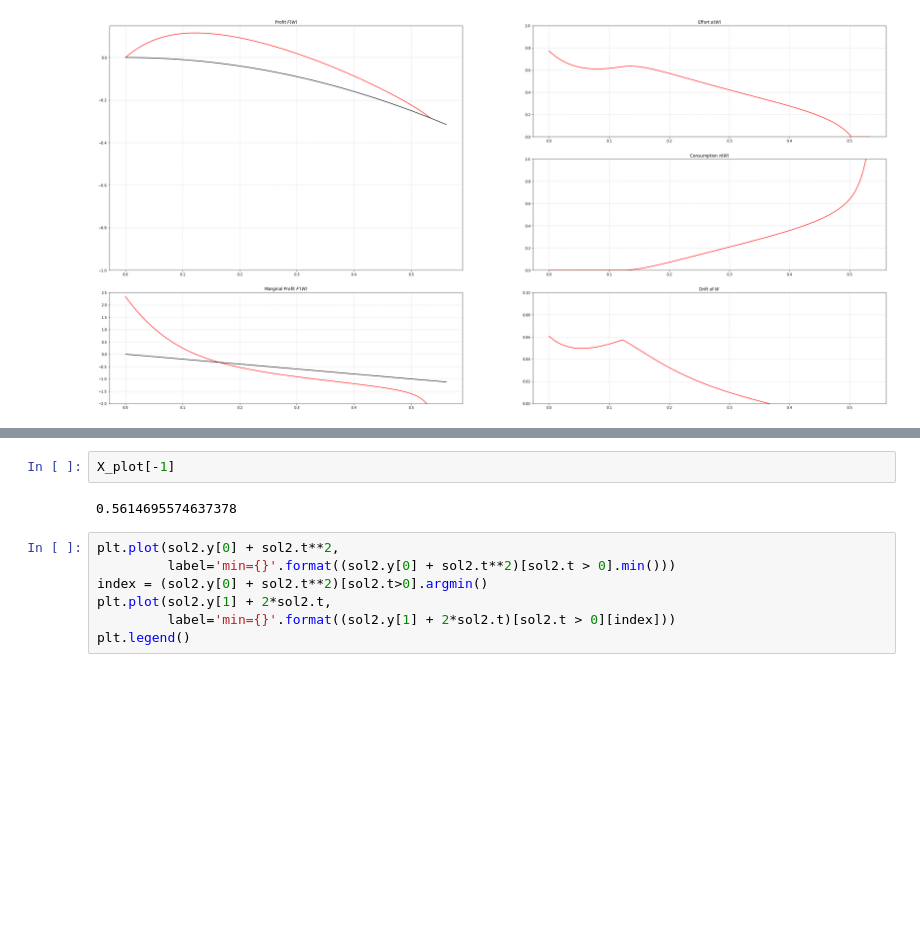
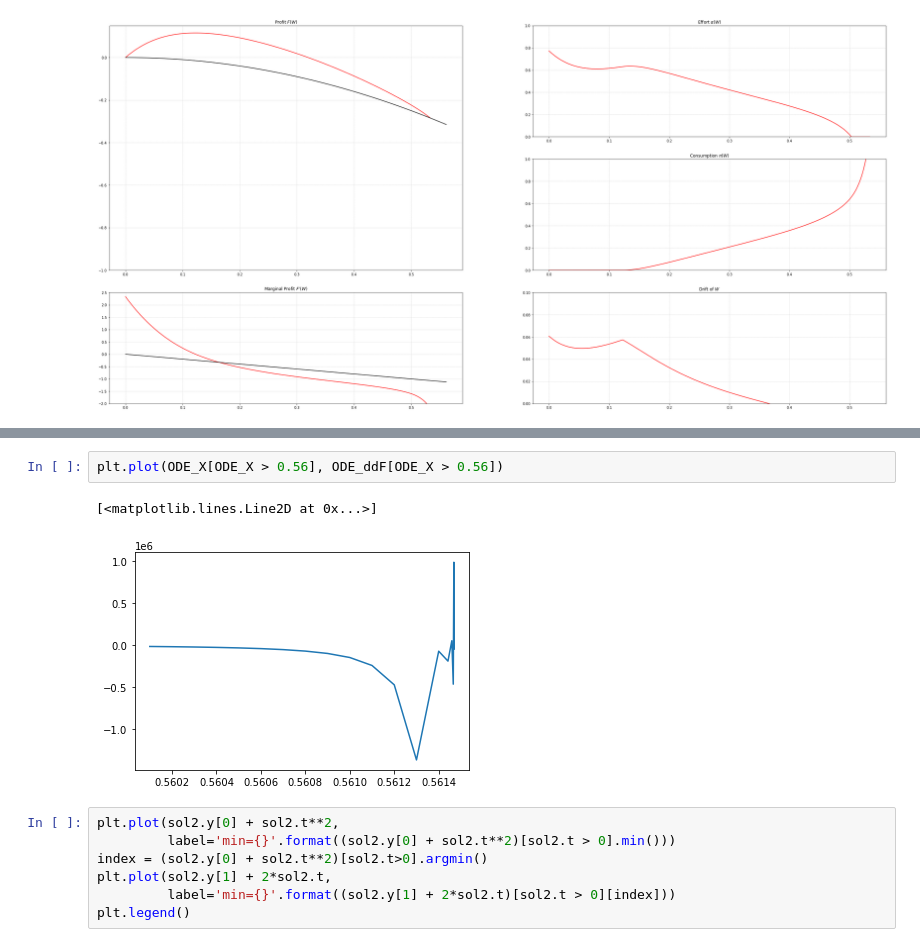
Before and after one commit to binchengecon/InequalityEcon, a Jupyter notebook: Sannikov_ODE.ipynb, the cells around one changed output, grey strips where cells are left out. Cells and saved outputs as stored; diff of their text form; blank space fills up the shorter version.

```diff
--- a/Sannikov_ODE.ipynb
+++ b/Sannikov_ODE.ipynb
@@ -138,10 +142,11 @@ plt.plot(ODE_X, np.log(abs(ODE_error)))
 # %% [output]
 [<matplotlib.lines.Line2D at 0x...>]
 [figure]
-# %%
-X_plot[-1]
-# %% [output]
-0.5614695574637378
+# %%
+plt.plot(ODE_X[ODE_X > 0.56], ODE_ddF[ODE_X > 0.56])
+# %% [output]
+[<matplotlib.lines.Line2D at 0x...>]
+[figure, added]
 # %%
 plt.plot(sol2.y[0] + sol2.t**2,
          label='min={}'.format((sol2.y[0] + sol2.t**2)[sol2.t > 0].min()))
```
Also changed, not shown: parts of 1 cell of this notebook, 1 other file.
